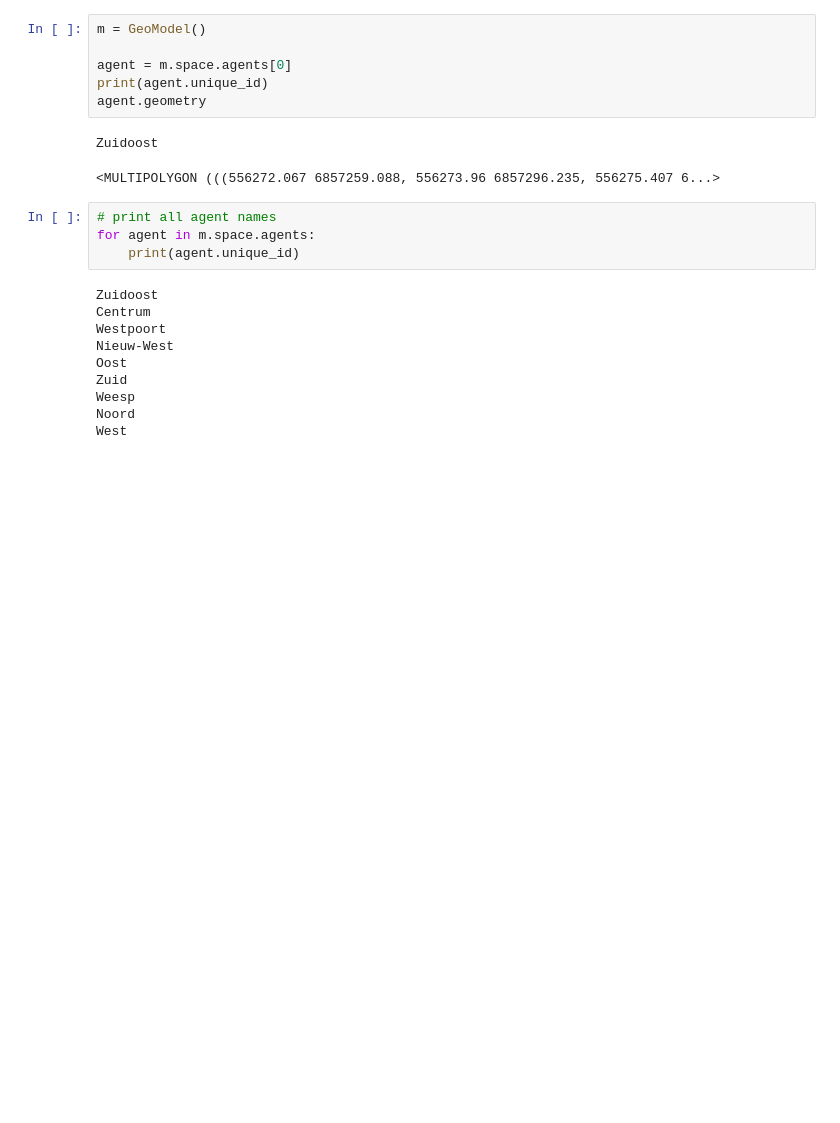
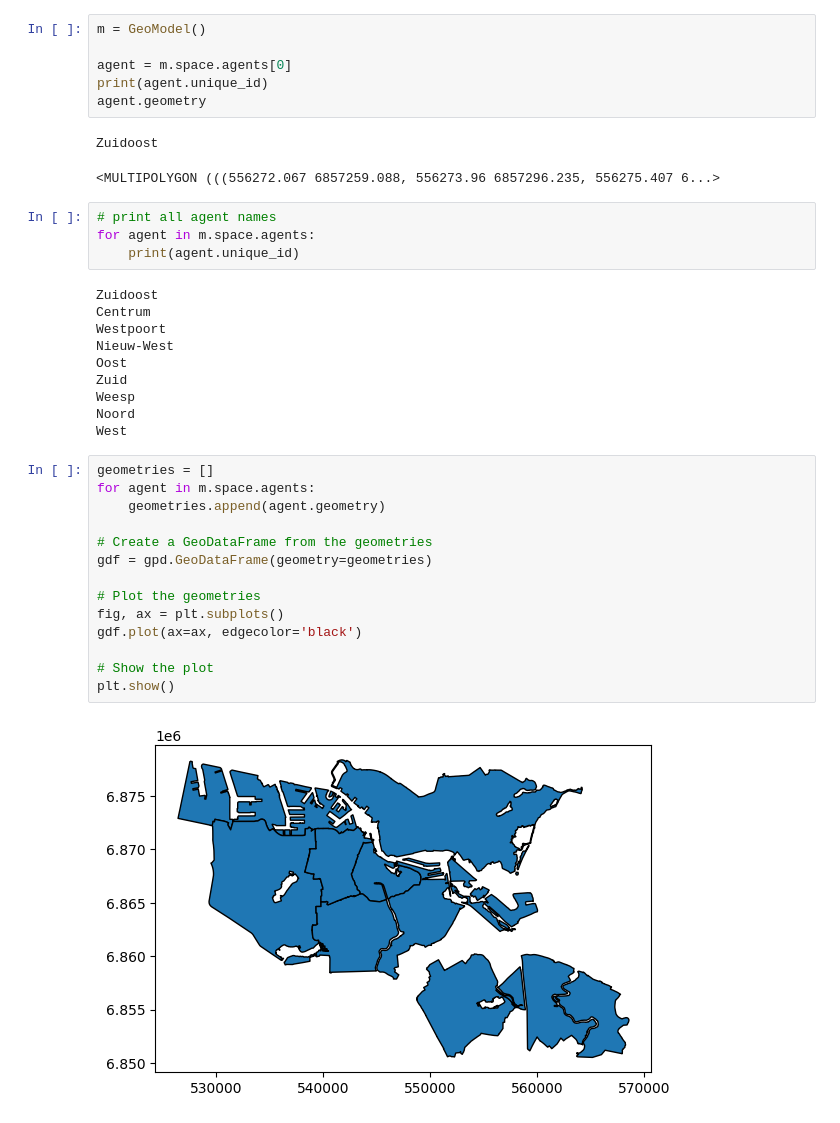
Before and after one commit to ThomasTenDamme/ABM_Group_3, a Jupyter notebook: geo_mesa.ipynb, the cells around one changed output. Saved outputs shown, nothing was run; the diff lists cells and outputs as text; blank space fills up the shorter version.

```diff
--- a/geo_mesa.ipynb
+++ b/geo_mesa.ipynb
@@ -58,3 +60,19 @@ Zuid
 Weesp
 Noord
 West
+# %%
+geometries = []
+for agent in m.space.agents:
+    geometries.append(agent.geometry)
+
+# Create a GeoDataFrame from the geometries
+gdf = gpd.GeoDataFrame(geometry=geometries)
+
+# Plot the geometries
+fig, ax = plt.subplots()
+gdf.plot(ax=ax, edgecolor='black')
+
+# Show the plot
+plt.show()
+# %% [output]
+[figure, added]
```
Also changed, not shown: parts of 2 cells of this notebook.
